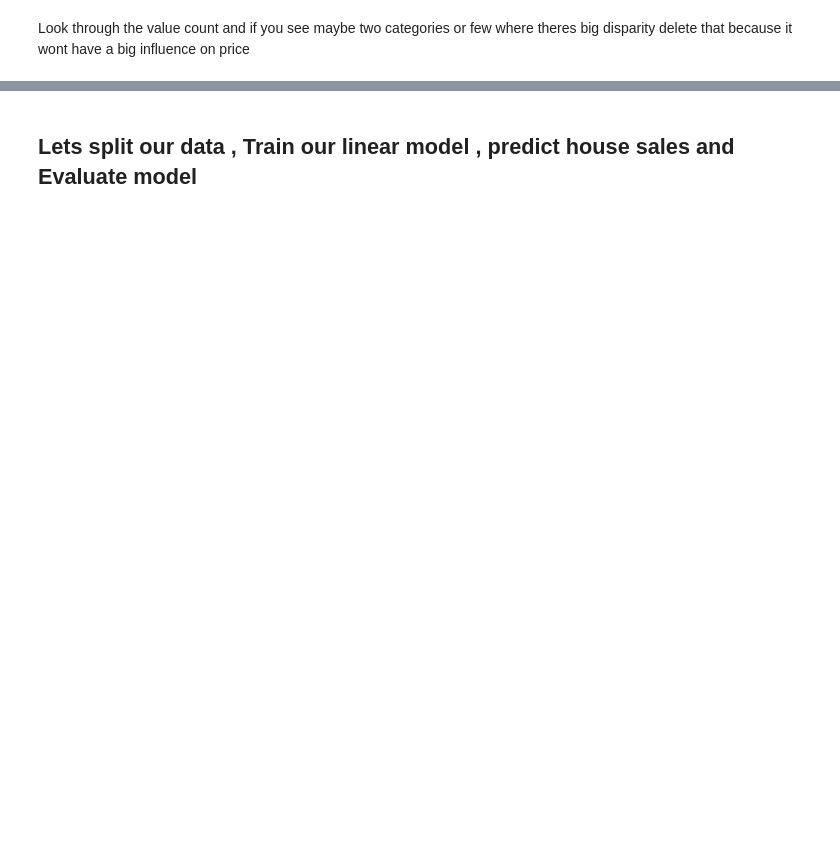
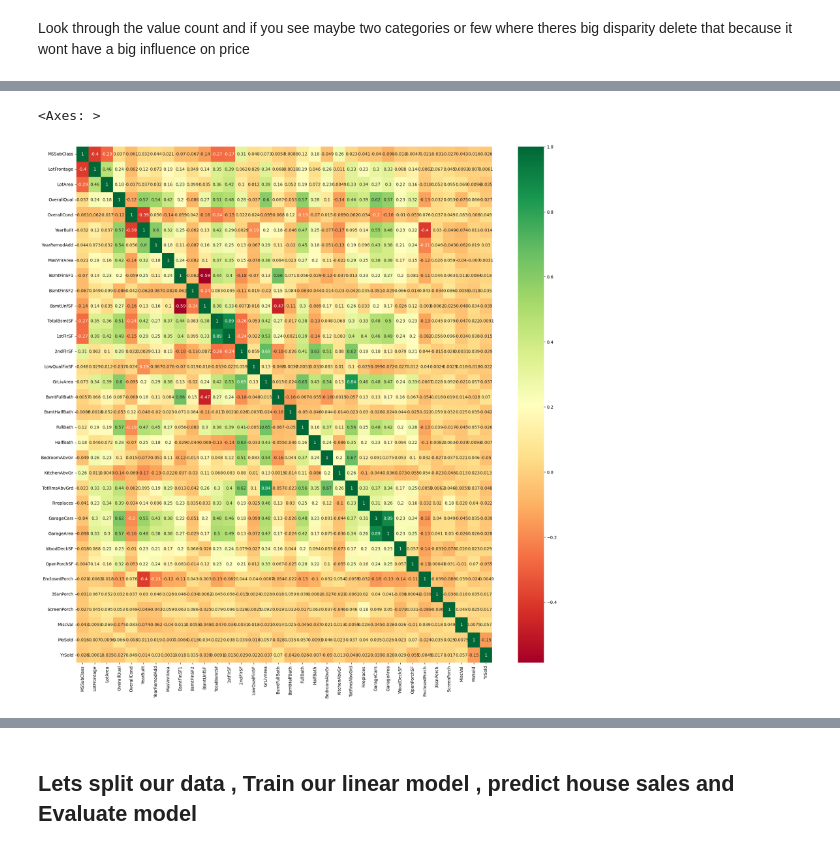
Before and after one commit to OBINNADINNEYA/OBI_PORTFOLIO, a Jupyter notebook: REAL ESTATE EDA AND PRICE PREDICTION.ipynb, the cells around one changed output, grey strips where cells are left out. Saved outputs shown, nothing was run; the diff lists cells and outputs as text; code cells hidden in the pictures; blank space fills up the shorter version.

```diff
--- a/REAL ESTATE EDA AND PRICE PREDICTION.ipynb
+++ b/REAL ESTATE EDA AND PRICE PREDICTION.ipynb
@@ -225,6 +465,9 @@ plt.tight_layout()
 # %%
 plt.figure(figsize=(22,22))
-sns.heatmap(housing_df.corr(),cmap='RdYlGn', annot=True)
+sns.heatmap(housing_df[num_cols].corr(),cmap='RdYlGn',annot=True)
+# %% [output]
+<Axes: >
+[figure, added]
 # %%
 housing_df.drop(columns='Neighborhood',inplace=True)
 housing_df.reset_index(drop=True,inplace=True)
```
Also changed, not shown: parts of 94 cells of this notebook.
